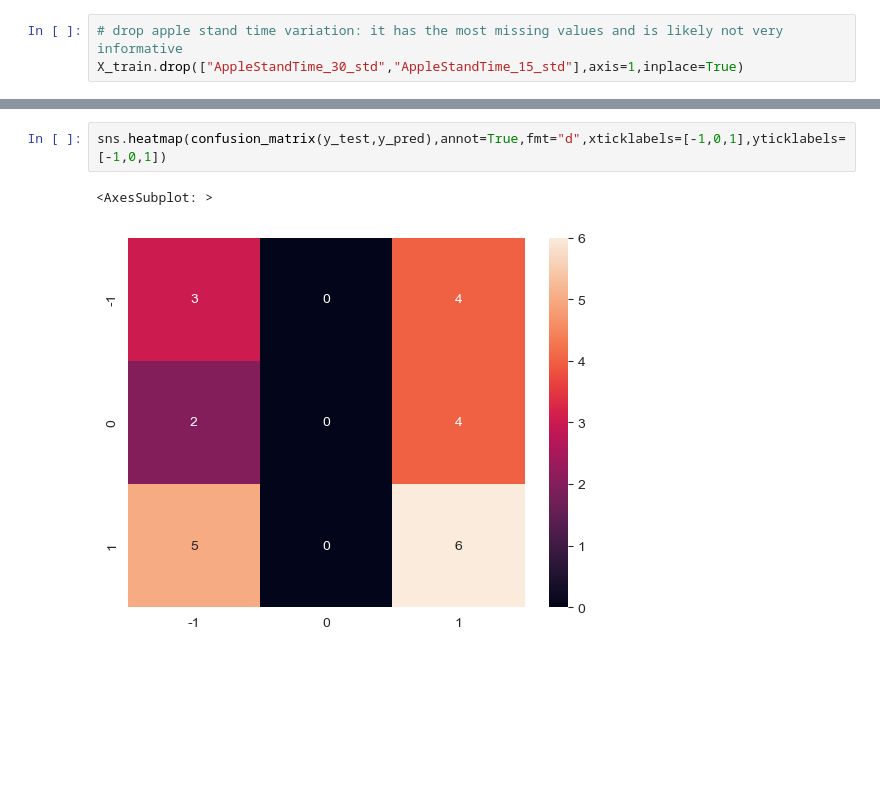
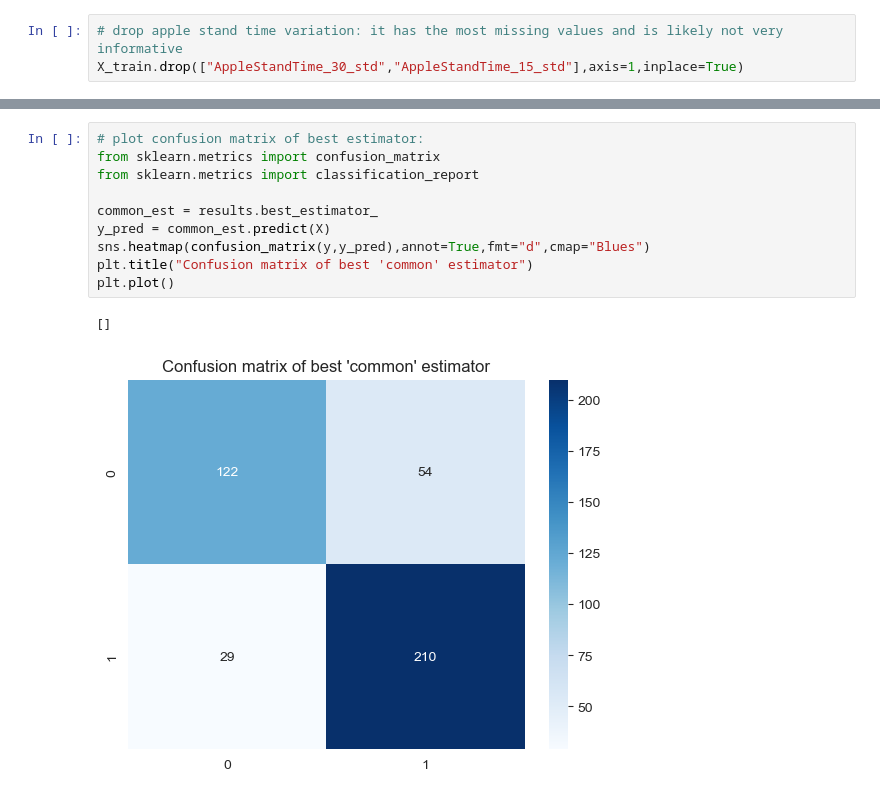
Before and after one commit to lasse-meixner/UpStraight_analytics, a Jupyter notebook: notebooks/app_data_eda.ipynb, the cells around one changed output, grey strips where cells are left out. Cells and saved outputs as stored; diff of their text form; blank space fills up the shorter version.

```diff
--- a/notebooks/app_data_eda.ipynb
+++ b/notebooks/app_data_eda.ipynb
@@ -204,5 +184,13 @@ weighted avg       0.28      0.38      0.32        24
-# %%
-sns.heatmap(confusion_matrix(y_test,y_pred),annot=True,fmt="d",xticklabels=[-1,0,1],yticklabels=[-1,0,1])
-# %% [output]
-<AxesSubplot: >
-[figure, removed]
+# %%
+# plot confusion matrix of best estimator:
+from sklearn.metrics import confusion_matrix
+from sklearn.metrics import classification_report
+
+common_est = results.best_estimator_
+y_pred = common_est.predict(X)
+sns.heatmap(confusion_matrix(y,y_pred),annot=True,fmt="d",cmap="Blues")
+plt.title("Confusion matrix of best 'common' estimator")
+plt.plot()
+# %% [output]
+[]
+[figure, added]
```
Also changed, not shown: parts of 44 cells of this notebook.
